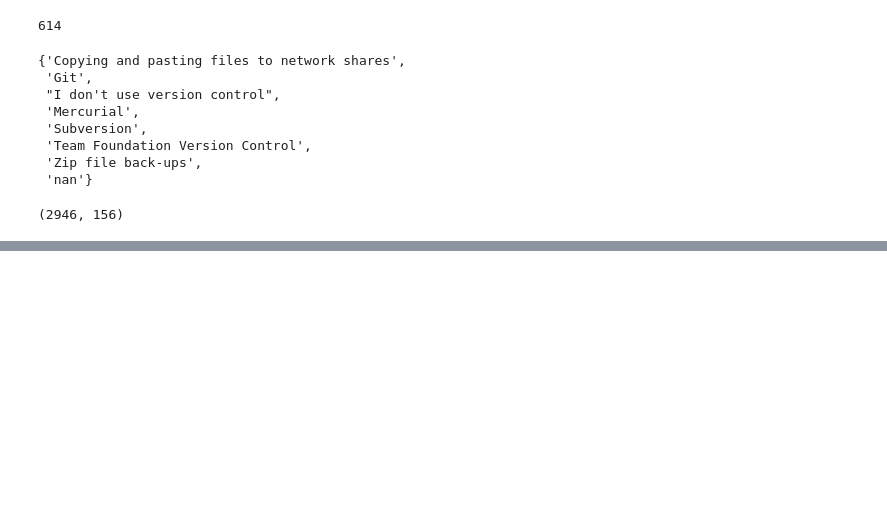
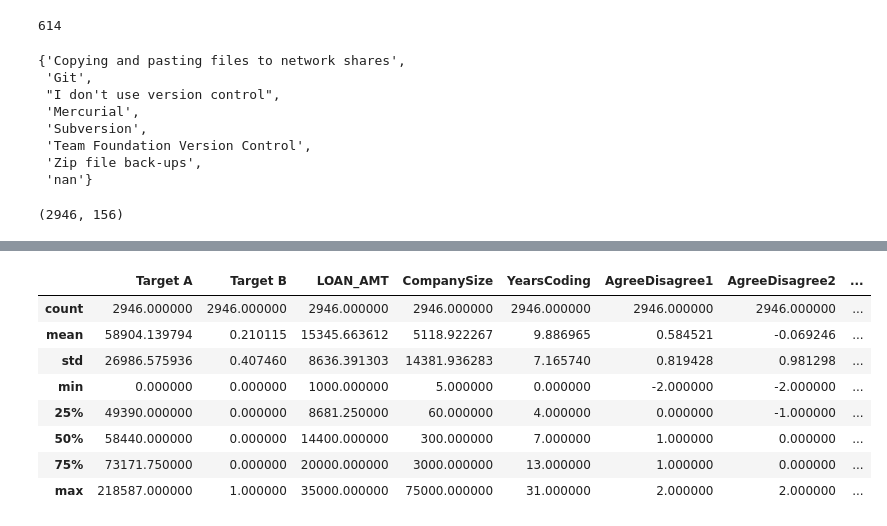
Before and after one commit to sreeharipa/Salary-satisfaction, a Jupyter notebook: analysis.ipynb, the cells around one changed output, grey strips where cells are left out. Saved outputs shown, nothing was run; the diff lists cells and outputs as text; code cells hidden in the pictures; blank space fills up the shorter version.

```diff
--- a/analysis.ipynb
+++ b/analysis.ipynb
@@ -1831,3 +1808,5 @@ df['vc_Zip'] = df['VersionControl'].apply(Zip)
 df.shape
 # %% [output]
 (2946, 156)
+# %%
+df = df.drop(['id', 'Business Title', 'Civil Service Title', 'Job Description', 'Minimum Qual Requirements', 'Preferred Skills', 'Additional Information', 'To Apply', 'Hours/Shift', 'Residency Requirement', 'Posting Updated', 'Process Date', 'CommunicationTools', 'EducationTypes', 'SelfTaughtTypes', 'TimeAfterBootcamp', 'HackathonReasons', 'LanguageWorkedWith', 'DatabaseWorkedWith', 'LanguageDesireNextYear', 'DatabaseDesireNextYear', 'PlatformWorkedWith', 'PlatformDesireNextYear', 'FrameworkWorkedWith', 'FrameworkDesireNextYear', 'IDE', 'Methodology', 'VersionControl', 'AIDangerous', 'AIInteresting', 'AIResponsible', 'AIFuture', 'pymnt_plan', 'url', 'title', 'addr_state', 'earliest_cr_line', 'next_pymnt_d', 'last_credit_pull_d', 'Division/Work Unit', 'YearsCodingProf', 'DevType'], axis = 1)
@@ -1833,0 +1862,12 @@ df.shape
+# %%
+df.describe()
+# %% [output]
+|  | Target A | Target B | LOAN_AMT | CompanySize | YearsCoding | AgreeDisagree1 | AgreeDisagree2 | ... |
+| count | 2946.000000 | 2946.000000 | 2946.000000 | 2946.000000 | 2946.000000 | 2946.000000 | 2946.000000 | ... |
+| mean | 58904.139794 | 0.210115 | 15345.663612 | 5118.922267 | 9.886965 | 0.584521 | -0.069246 | ... |
+| std | 26986.575936 | 0.407460 | 8636.391303 | 14381.936283 | 7.165740 | 0.819428 | 0.981298 | ... |
+| min | 0.000000 | 0.000000 | 1000.000000 | 5.000000 | 0.000000 | -2.000000 | -2.000000 | ... |
+| 25% | 49390.000000 | 0.000000 | 8681.250000 | 60.000000 | 4.000000 | 0.000000 | -1.000000 | ... |
+| 50% | 58440.000000 | 0.000000 | 14400.000000 | 300.000000 | 7.000000 | 1.000000 | 0.000000 | ... |
+| 75% | 73171.750000 | 0.000000 | 20000.000000 | 3000.000000 | 13.000000 | 1.000000 | 0.000000 | ... |
+| max | 218587.000000 | 1.000000 | 35000.000000 | 75000.000000 | 31.000000 | 2.000000 | 2.000000 | ... |
```
Also changed, not shown: parts of 31 cells of this notebook, 1 other file.
